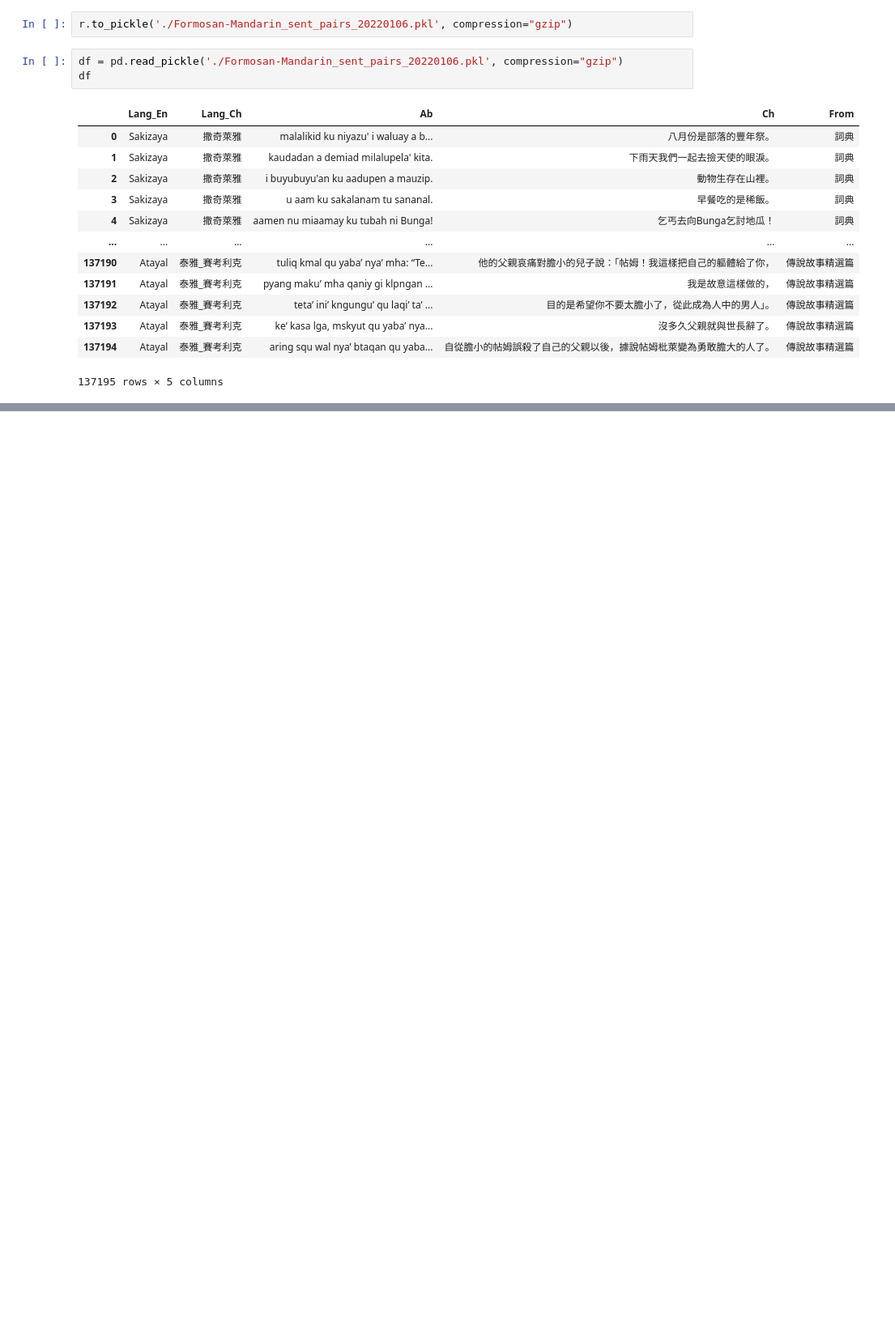
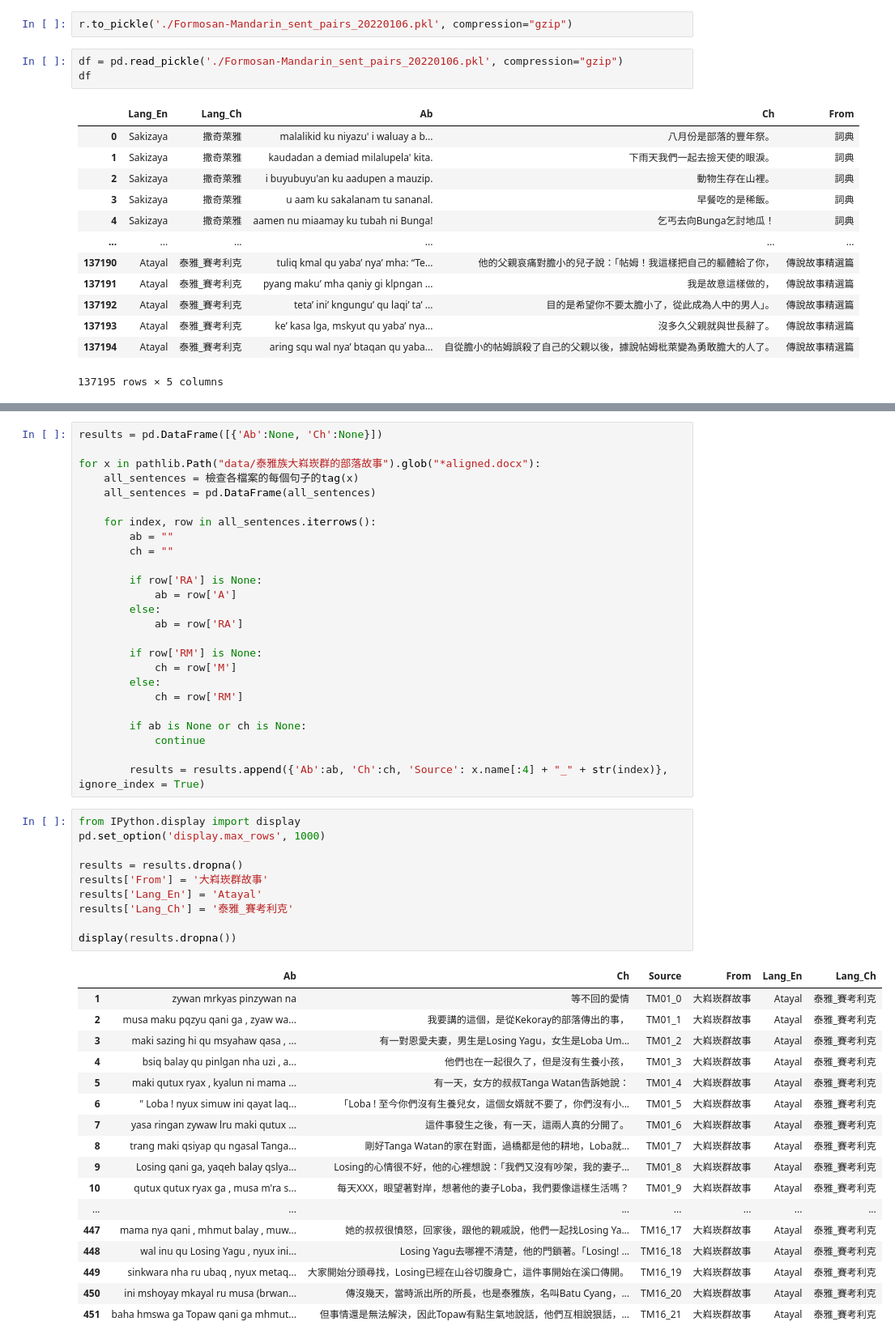
Before and after one commit to puerdon/Formosan-languages, a Jupyter notebook: check_and_update_pkl.ipynb, the cells around one changed output, grey strips where cells are left out. Shown at 81% size. Drawn from its saved outputs; the diff is of its cells as text; blank space fills up the shorter version.

```diff
--- a/check_and_update_pkl.ipynb
+++ b/check_and_update_pkl.ipynb
@@ -64,0 +211,53 @@ df
+# %%
+results = pd.DataFrame([{'Ab':None, 'Ch':None}])
+
+for x in pathlib.Path("data/泰雅族大嵙崁群的部落故事").glob("*aligned.docx"):
+    all_sentences = 檢查各檔案的每個句子的tag(x)
+    all_sentences = pd.DataFrame(all_sentences)
+
+    for index, row in all_sentences.iterrows():
+        ab = ""
+        ch = ""
+
+        if row['RA'] is None:
+            ab = row['A']
+        else:
+            ab = row['RA']
+
+        if row['RM'] is None:
+            ch = row['M']
+        else:
+            ch = row['RM']
+
+        if ab is None or ch is None:
+            continue
+
+        results = results.append({'Ab':ab, 'Ch':ch, 'Source': x.name[:4] + "_" + str(index)}, ignore_index = True)
+# %%
+from IPython.display import display
+pd.set_option('display.max_rows', 1000)
+
+results = results.dropna()
+results['From'] = '大嵙崁群故事'
+results['Lang_En'] = 'Atayal'
+results['Lang_Ch'] = '泰雅_賽考利克'
+
+display(results.dropna())
+# %% [output]
+|  | Ab | Ch | Source | From | Lang_En | Lang_Ch |
+| 1 | zywan mrkyas pinzywan na | 等不回的愛情 | TM01_0 | 大嵙崁群故事 | Atayal | 泰雅_賽考利克 |
+| 2 | musa maku pqzyu qani ga , zyaw wa... | 我要講的這個，是從Kekoray的部落傳出的事， | TM01_1 | 大嵙崁群故事 | Atayal | 泰雅_賽考利克 |
+| 3 | maki sazing hi qu msyahaw qasa , ... | 有一對恩愛夫妻，男生是Losing Yagu，女生是Loba Um... | TM01_2 | 大嵙崁群故事 | Atayal | 泰雅_賽考利克 |
+| 4 | bsiq balay qu pinlgan nha uzi , a... | 他們也在一起很久了，但是沒有生養小孩， | TM01_3 | 大嵙崁群故事 | Atayal | 泰雅_賽考利克 |
+| 5 | maki qutux ryax , kyalun ni mama ... | 有一天，女方的叔叔Tanga Watan告訴她說： | TM01_4 | 大嵙崁群故事 | Atayal | 泰雅_賽考利克 |
+| 6 | " Loba ! nyux simuw ini qayat laq... | 「Loba ! 至今你們沒有生養兒女，這個女婿就不要了，你們沒有小... | TM01_5 | 大嵙崁群故事 | Atayal | 泰雅_賽考利克 |
+| 7 | yasa ringan zywaw lru maki qutux ... | 這件事發生之後，有一天，這兩人真的分開了。 | TM01_6 | 大嵙崁群故事 | Atayal | 泰雅_賽考利克 |
+| 8 | trang maki qsiyap qu ngasal Tanga... | 剛好Tanga Watan的家在對面，過橋都是他的耕地，Loba就... | TM01_7 | 大嵙崁群故事 | Atayal | 泰雅_賽考利克 |
+| 9 | Losing qani ga, yaqeh balay qslya... | Losing的心情很不好，他的心裡想說：「我們又沒有吵架，我的妻子... | TM01_8 | 大嵙崁群故事 | Atayal | 泰雅_賽考利克 |
+| 10 | qutux qutux ryax ga , musa m'ra s... | 每天XXX，眼望著對岸，想著他的妻子Loba，我們要像這樣生活嗎？ | TM01_9 | 大嵙崁群故事 | Atayal | 泰雅_賽考利克 |
+| ... | ... | ... | ... | ... | ... | ... |
+| 447 | mama nya qani , mhmut balay , muw... | 她的叔叔很憤怒，回家後，跟他的親戚說，他們一起找Losing Ya... | TM16_17 | 大嵙崁群故事 | Atayal | 泰雅_賽考利克 |
+| 448 | wal inu qu Losing Yagu , nyux ini... | Losing Yagu去哪裡不清楚，他的門鎖著。「Losing! ... | TM16_18 | 大嵙崁群故事 | Atayal | 泰雅_賽考利克 |
+| 449 | sinkwara nha ru ubaq , nyux metaq... | 大家開始分頭尋找，Losing已經在山谷切腹身亡，這件事開始在溪口傳開。 | TM16_19 | 大嵙崁群故事 | Atayal | 泰雅_賽考利克 |
+| 450 | ini mshoyay mkayal ru musa (brwan... | 傳沒幾天，當時派出所的所長，也是泰雅族，名叫Batu Cyang，... | TM16_20 | 大嵙崁群故事 | Atayal | 泰雅_賽考利克 |
+| 451 | baha hmswa ga Topaw qani ga mhmut... | 但事情還是無法解決，因此Topaw有點生氣地說話，他們互相說狠話，... | TM16_21 | 大嵙崁群故事 | Atayal | 泰雅_賽考利克 |
```
Also changed, not shown: parts of 12 cells of this notebook, 40 other files.
